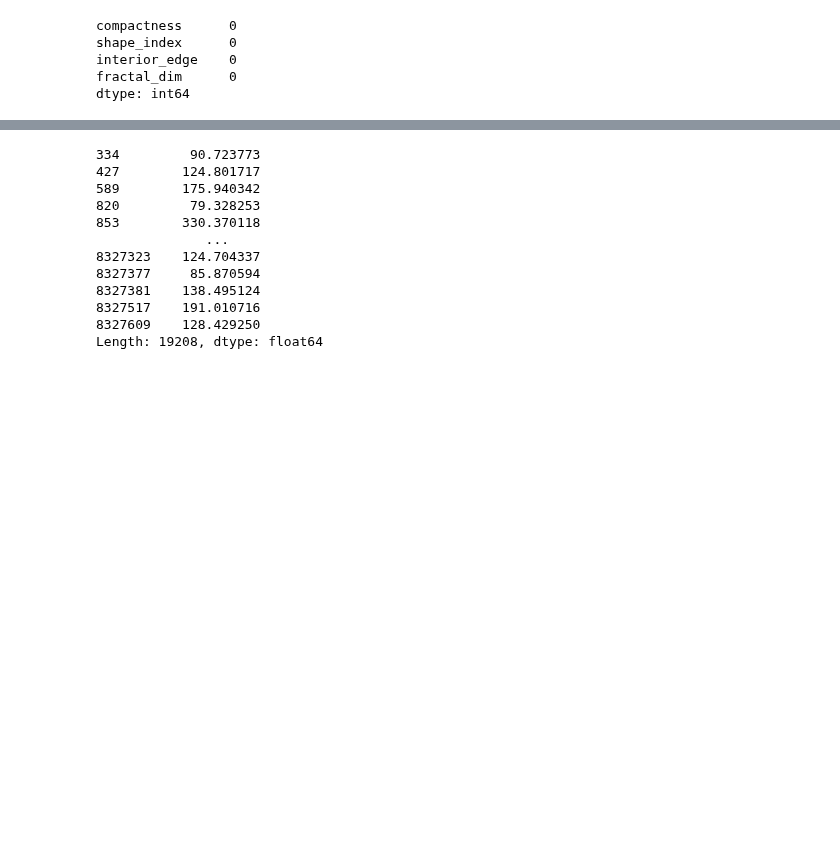
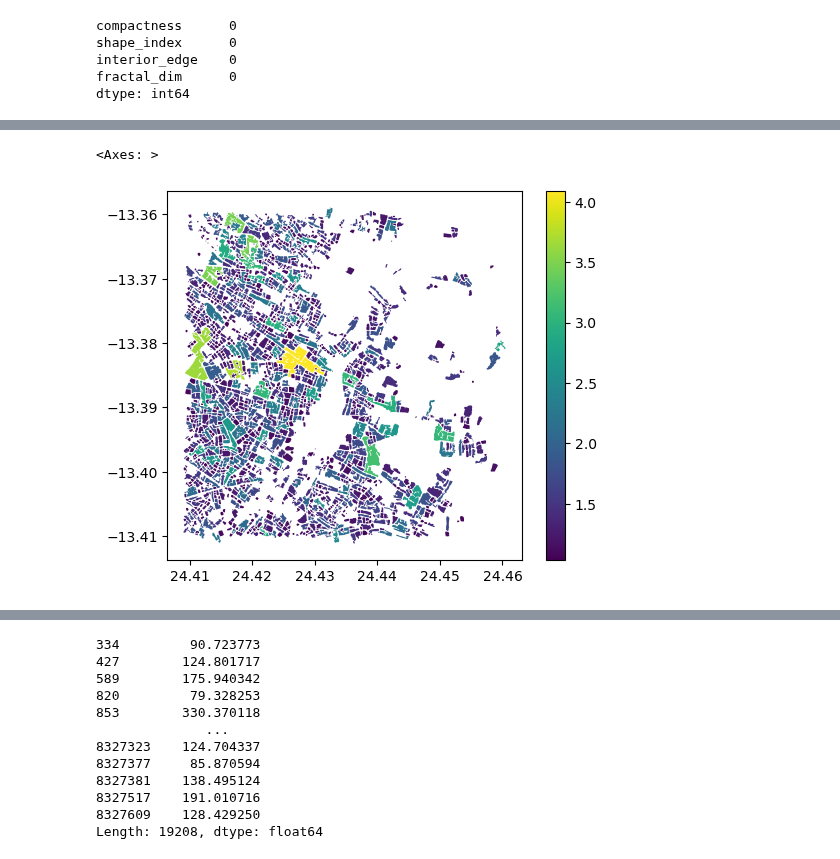
Before and after one commit to SYH-pixel/cropfield-polygonization, a Jupyter notebook: func/thinneck.ipynb, the cells around one changed output, grey strips where cells are left out. Cells and saved outputs as stored; diff of their text form; code cells hidden in the pictures; blank space fills up the shorter version.

```diff
--- a/func/thinneck.ipynb
+++ b/func/thinneck.ipynb
@@ -15,7 +12,9 @@ os.chdir(r'c:\\Users\\solan\\OneDrive\\Desktop\\IntrotoPython\\FinalProj\\cropfi
 
 zambia_shp = gpd.read_parquet(r'zambia_2023_attributed.parquet')
 # %%
-test_poly = tile_sampler(zambia_shp, 'tile_id', 'area_m2', 1000, None)
+# test_poly = tile_sampler(zambia_shp, 'tile_id', 'area_m2', 1000, None)
+
+test_tile = zambia_shp[zambia_shp['tile_id'] == 883180]
 # %%
 print(test_poly[["compactness", "shape_index", "interior_edge", "fractal_dim"]].isnull().sum())
 # %% [output]
@@ -32,0 +52,5 @@ zam_filt = test_poly[(test_poly["compactness"] <= test_poly["compactness"].quant
+# %%
+test_tile.plot(column="shape_index", cmap="viridis", legend=True)
+# %% [output]
+<Axes: >
+[figure, added]
```
Also changed, not shown: parts of 28 cells of this notebook, 1 other file.
